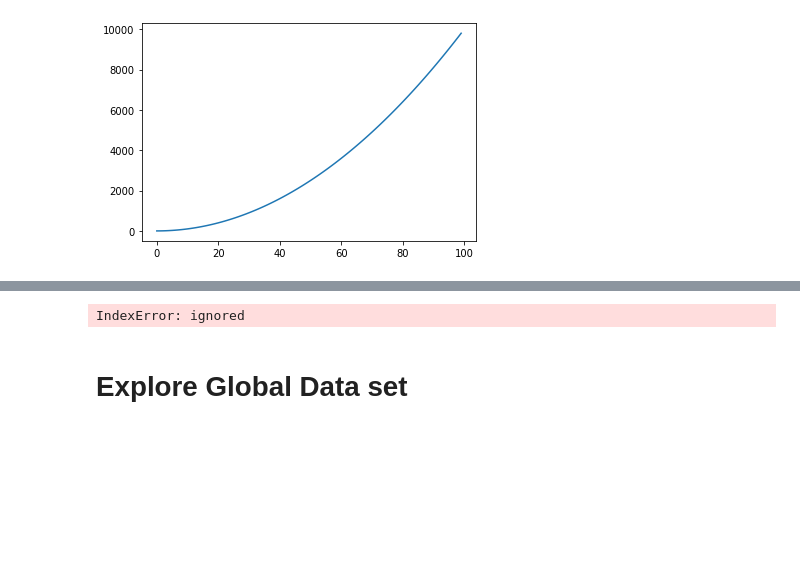
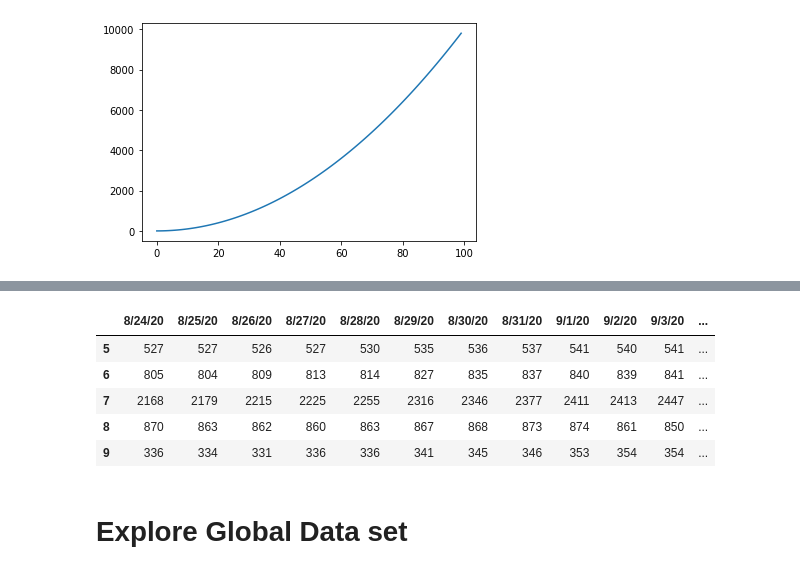
Before and after one commit to hongqin/Python-CoLab-bootcamp, a Jupyter notebook: PD_demo_jhu_covid19.ipynb, the cells around one changed output, grey strips where cells are left out. Drawn from its saved outputs; the diff is of its cells as text; code cells hidden in the pictures; blank space fills up the shorter version.

```diff
--- a/PD_demo_jhu_covid19.ipynb
+++ b/PD_demo_jhu_covid19.ipynb
@@ -218,7 +236,12 @@ df1.loc[ :, ['9/6/20', '9/7/20', '9/8/20']]
 # %%
-df1.iloc[3347, -20:-1 ]
+df1.iloc[5:10, -20:-1 ]
 # %% [output]
-IndexError: ignored
+|  | 8/24/20 | 8/25/20 | 8/26/20 | 8/27/20 | 8/28/20 | 8/29/20 | 8/30/20 | 8/31/20 | 9/1/20 | 9/2/20 | 9/3/20 | ... |
+| 5 | 527 | 527 | 526 | 527 | 530 | 535 | 536 | 537 | 541 | 540 | 541 | ... |
+| 6 | 805 | 804 | 809 | 813 | 814 | 827 | 835 | 837 | 840 | 839 | 841 | ... |
+| 7 | 2168 | 2179 | 2215 | 2225 | 2255 | 2316 | 2346 | 2377 | 2411 | 2413 | 2447 | ... |
+| 8 | 870 | 863 | 862 | 860 | 863 | 867 | 868 | 873 | 874 | 861 | 850 | ... |
+| 9 | 336 | 334 | 331 | 336 | 336 | 341 | 345 | 346 | 353 | 354 | 354 | ... |
 # %% [markdown]
 # Explore Global Data set
 # %%
```
Also changed, not shown: parts of 7 cells of this notebook.
